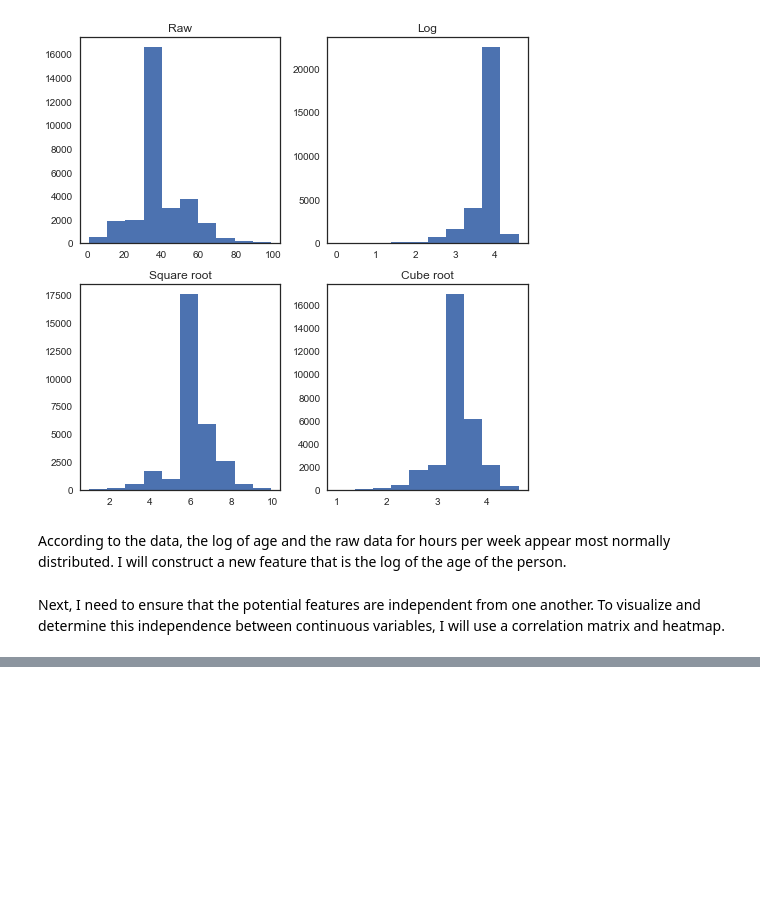
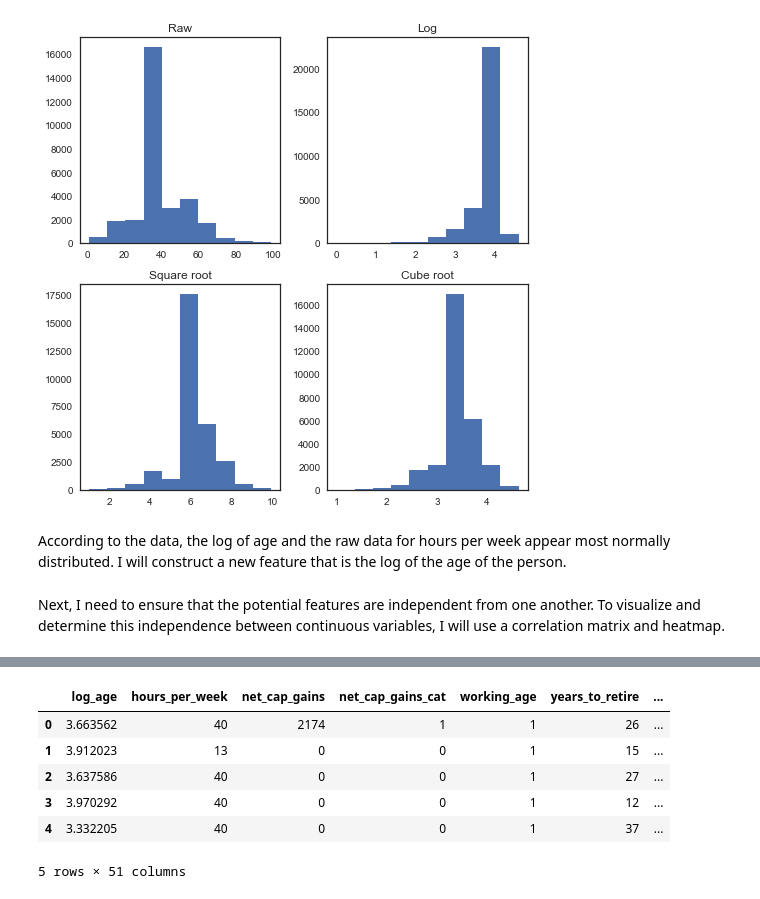
Before and after one commit to ephs08kmp/capstone_projects, a Jupyter notebook: Capstone 3 Income Data.ipynb, the cells around one changed output, grey strips where cells are left out. Saved outputs shown, nothing was run; the diff lists cells and outputs as text; code cells hidden in the pictures; blank space fills up the shorter version.

```diff
--- a/Capstone 3 Income Data.ipynb
+++ b/Capstone 3 Income Data.ipynb
@@ -692,0 +703,12 @@ This is great, according to the data, all of the continuous variables are indepe
+# %%
+# Joining categorical and continuous features together in one data frame
+features = pd.concat([features, dummies], axis=1)
+features.head()
+# %% [output]
+|  | log_age | hours_per_week | net_cap_gains | net_cap_gains_cat | working_age | years_to_retire | ... |
+| 0 | 3.663562 | 40 | 2174 | 1 | 1 | 26 | ... |
+| 1 | 3.912023 | 13 | 0 | 0 | 1 | 15 | ... |
+| 2 | 3.637586 | 40 | 0 | 0 | 1 | 27 | ... |
+| 3 | 3.970292 | 40 | 0 | 0 | 1 | 12 | ... |
+| 4 | 3.332205 | 40 | 0 | 0 | 1 | 37 | ... |
+5 rows × 51 columns
```
Also changed, not shown: parts of 16 cells of this notebook.
